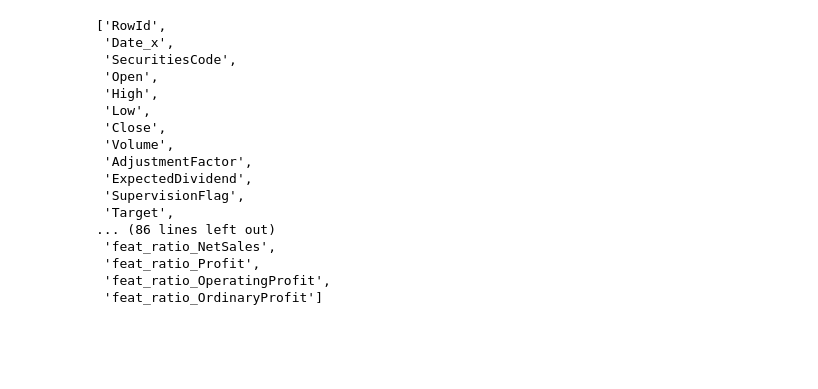
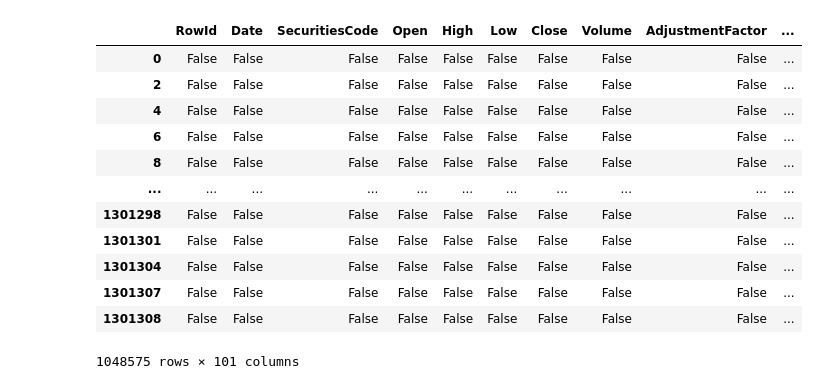
Before and after one commit to edenni/jpx, a Jupyter notebook: src/test.ipynb, the cells around one changed output. Cells and saved outputs as stored; diff of their text form; code cells hidden in the pictures; blank space fills up the shorter version.

```diff
--- a/src/test.ipynb
+++ b/src/test.ipynb
@@ -21,20 +59,19 @@ df = dfs['price'].merge(dfs['financial'], on=['SecuritiesCode', 'CurrentPeriodEn
+# %%
+df.isin([np.inf, -np.inf])
+# %% [output]
+|  | RowId | Date | SecuritiesCode | Open | High | Low | Close | Volume | AdjustmentFactor | ... |
+| 0 | False | False | False | False | False | False | False | False | False | ... |
+| 2 | False | False | False | False | False | False | False | False | False | ... |
+| 4 | False | False | False | False | False | False | False | False | False | ... |
+| 6 | False | False | False | False | False | False | False | False | False | ... |
+| 8 | False | False | False | False | False | False | False | False | False | ... |
+| ... | ... | ... | ... | ... | ... | ... | ... | ... | ... | ... |
+| 1301298 | False | False | False | False | False | False | False | False | False | ... |
+| 1301301 | False | False | False | False | False | False | False | False | False | ... |
+| 1301304 | False | False | False | False | False | False | False | False | False | ... |
+| 1301307 | False | False | False | False | False | False | False | False | False | ... |
+| 1301308 | False | False | False | False | False | False | False | False | False | ... |
+1048575 rows × 101 columns
 # %%
-[col for col in df.columns]
+# date_col = ['Date', ]
+dfn = df.drop([col for col in df.columns if df[col].dtype=='object'], axis=1)
-# %% [output]
-['RowId',
- 'Date_x',
- 'SecuritiesCode',
- 'Open',
- 'High',
- 'Low',
- 'Close',
- 'Volume',
- 'AdjustmentFactor',
- 'ExpectedDividend',
- 'SupervisionFlag',
- 'Target',
-... (86 lines left out)
- 'feat_ratio_NetSales',
- 'feat_ratio_Profit',
- 'feat_ratio_OperatingProfit',
- 'feat_ratio_OrdinaryProfit']
```
Also changed, not shown: parts of 7 cells of this notebook, 3 other files.
